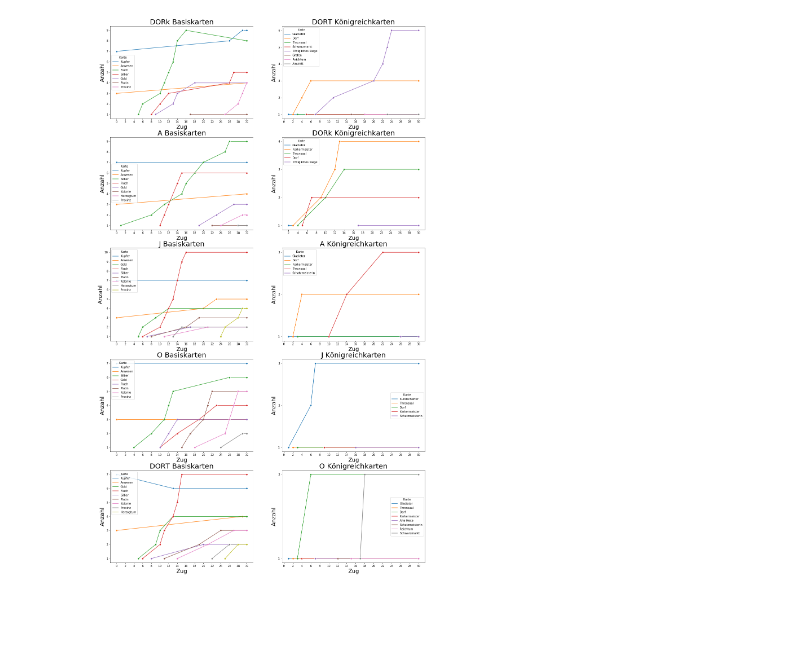
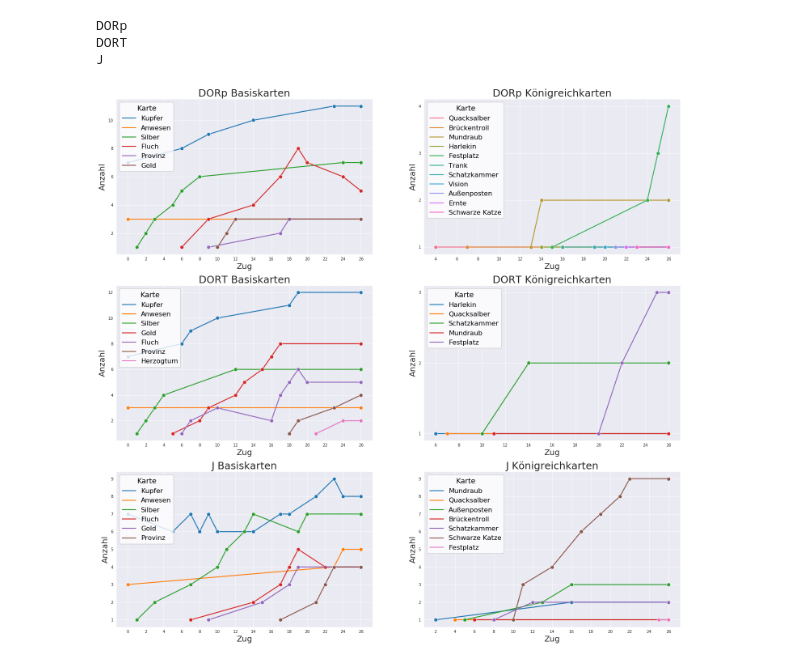
Before and after one commit to Dabendorf/Python-Dominion-LogAnalyser, a Jupyter notebook: Diagrams.ipynb, the cells around one changed output. Drawn from its saved outputs; the diff is of its cells as text; code cells hidden in the pictures; blank space fills up the shorter version.

Commit message:
Fixed bug in visualisation

```diff
--- a/Diagrams.ipynb
+++ b/Diagrams.ipynb
@@ -30,43 +29,54 @@ df
 # %%
 players = df['Name'].unique()
 # %%
-fig, axes = plt.subplots(len(players), 2, figsize=(20, 7*len(players)))
+with sns.axes_style("darkgrid"):
+    fig, axes = plt.subplots(len(players), 2, figsize=(25, 8*len(players)))
+
+sns.set_context("talk")
+
 cnt = 0
 
 for player in players:
+    print(player)
     per_player_old = df.query("Name==@player")
     per_player_basis = per_player_old.query("Karte in ['Kupfer', 'Silber', 'Gold', 'Platin', 'Anwesen', 'Herzogtum', 'Provinz', 'Kolonie', 'Fluch']")
     per_player_kr = per_player_old.query("Karte not in ['Kupfer', 'Silber', 'Gold', 'Platin', 'Anwesen', 'Herzogtum', 'Provinz', 'Kolonie', 'Fluch']")
 
     g=sns.lineplot(x='Zug',
                 y='Anzahl',
                 hue='Karte',
                 data=per_player_basis,
                 marker="o",
                 ax=axes[cnt, 0])
 
     g.set_xlabel("Zug",fontsize=20)
     g.set_ylabel("Anzahl",fontsize=20)
 
-    axes[cnt-1, 0].yaxis.set_major_locator(MaxNLocator(integer=True))
-    axes[cnt-1, 0].set_title(player+" Basiskarten", fontsize=25)
-    axes[cnt-1, 0].xaxis.set_major_locator(ticker.MultipleLocator(2))
+    axes[cnt, 0].yaxis.set_major_locator(MaxNLocator(integer=True))
+    axes[cnt, 0].set_title(player+" Basiskarten", fontsize=25)
+    axes[cnt, 0].xaxis.set_major_locator(ticker.MultipleLocator(2))
+   # axes[cnt, 0].legend(bbox_to_anchor=(0, 1),borderaxespad=0)
 
     g=sns.lineplot(x='Zug',
                 y='Anzahl',
                 hue='Karte',
                 data=per_player_kr,
                 marker="o",
                 ax=axes[cnt, 1])
 
-    cnt += 1
     g.set_xlabel("Zug",fontsize=20)
     g.set_ylabel("Anzahl",fontsize=20)
     # g.set(ylim=(1, None))
 
-    axes[cnt-1, 1].yaxis.set_major_locator(MaxNLocator(integer=True))
-    axes[cnt-1, 1].set_title(player+" Königreichkarten", fontsize=25)
-    axes[cnt-1, 1].xaxis.set_major_locator(ticker.MultipleLocator(2))
+    axes[cnt, 1].yaxis.set_major_locator(MaxNLocator(integer=True))
+    axes[cnt, 1].set_title(player+" Königreichkarten", fontsize=25)
+    axes[cnt, 1].xaxis.set_major_locator(ticker.MultipleLocator(2))
+    # axes[cnt, 1].legend(bbox_to_anchor=(1.01, 1),borderaxespad=0)
+
+    cnt += 1
 fig.savefig('results.svg')
 # %% [output]
+DORp
+DORT
+J
-[figure, old version]
+[figure, new version]
```
Also changed, not shown: parts of 2 cells of this notebook, 2 other files.
